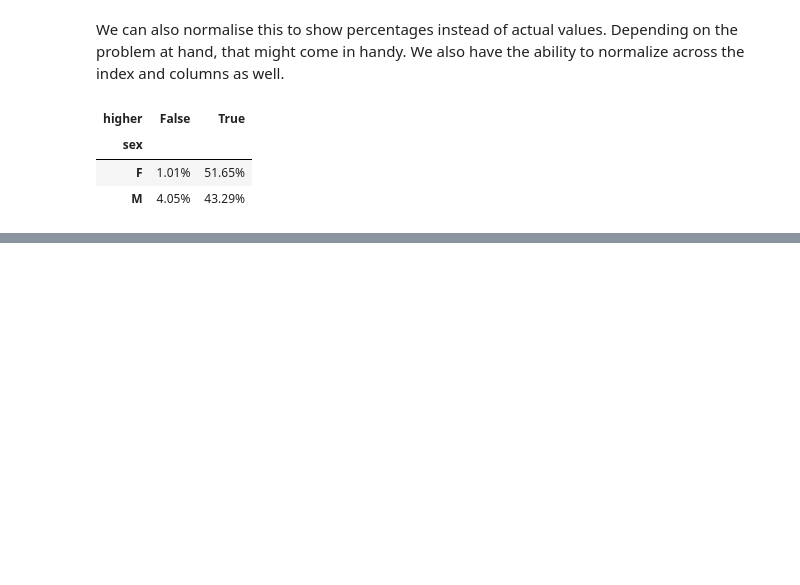
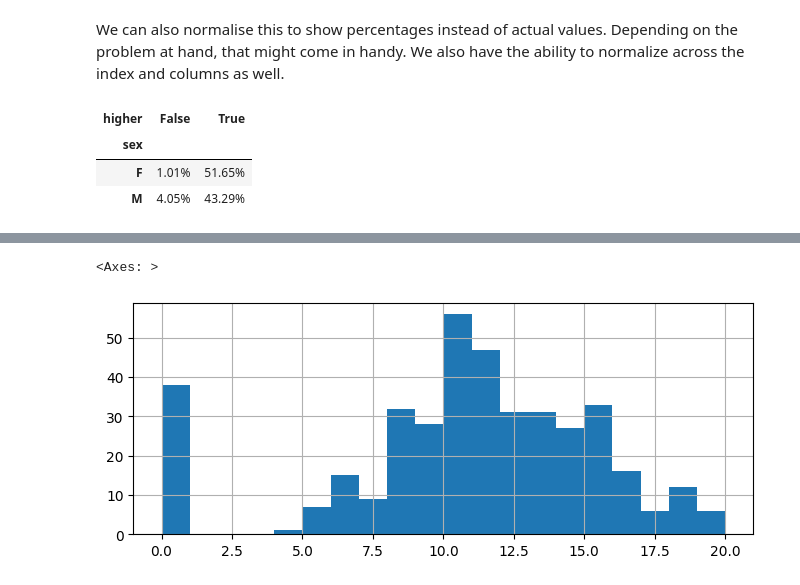
Before and after one commit to agpt8/data_science_portfolio, a Jupyter notebook: student-data-analysis.ipynb, the cells around one changed output, grey strips where cells are left out. Drawn from its saved outputs; the diff is of its cells as text; code cells hidden in the pictures; blank space fills up the shorter version.

```diff
--- a/student-data-analysis.ipynb
+++ b/student-data-analysis.ipynb
@@ -576,0 +594,5 @@ We can also normalise this to show percentages instead of actual values. Dependi
+# %%
+df.G3.hist(figsize=(8,3), bins=20)
+# %% [output]
+<Axes: >
+[figure, added]
```
Also changed, not shown: parts of 15 cells of this notebook.
